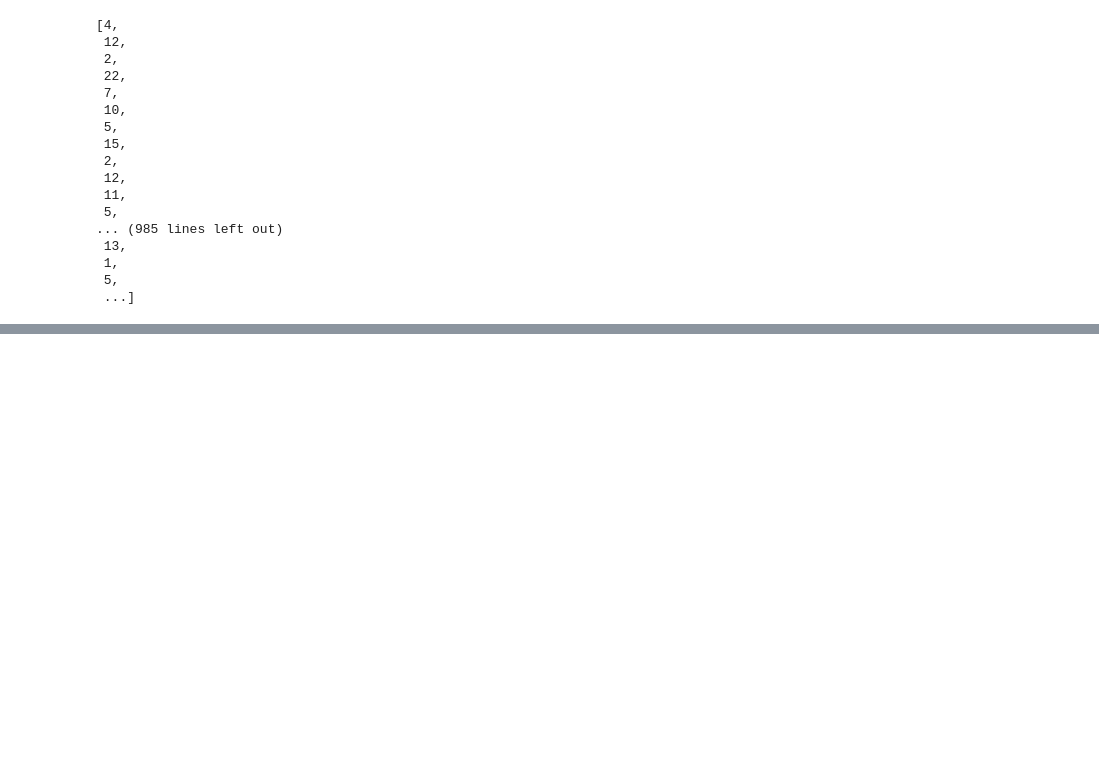
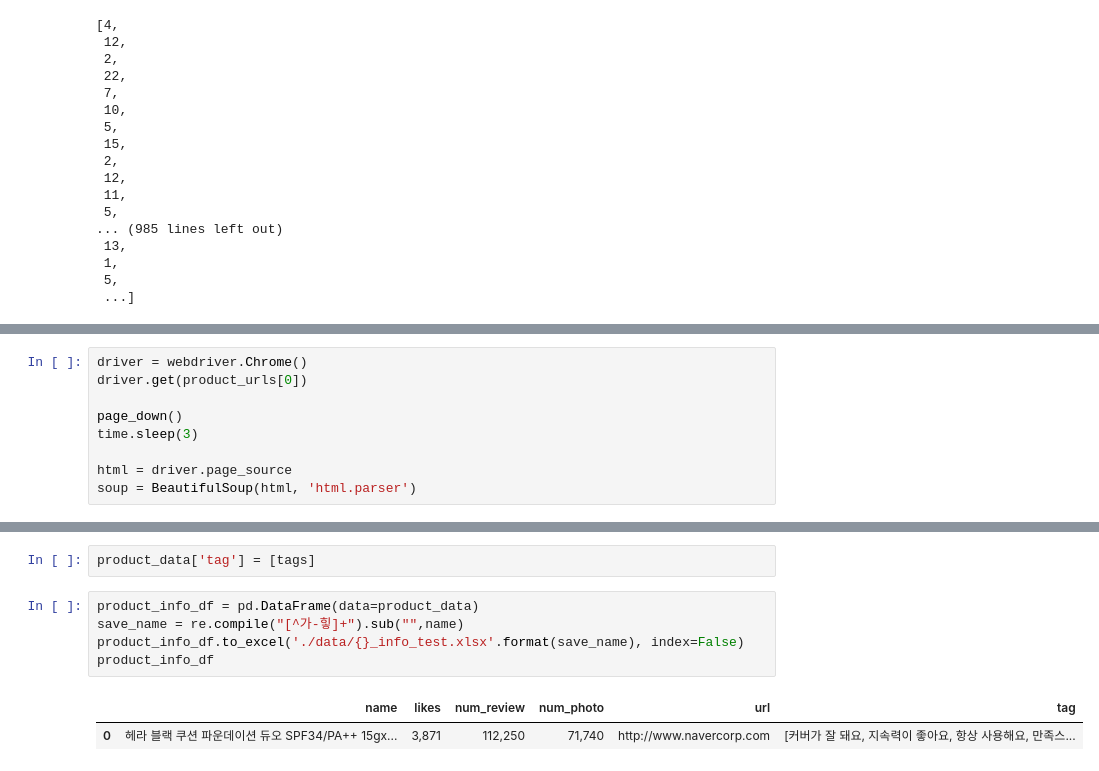
Before and after one commit to semin-pk/DataAnalysisPython, a Jupyter notebook: 2장/chapter02.ipynb, the cells around one changed output, grey strips where cells are left out. Cells and saved outputs as stored; diff of their text form; blank space fills up the shorter version.

```diff
--- a/2장/chapter02.ipynb
+++ b/2장/chapter02.ipynb
@@ -836,0 +940,9 @@ all_num_replys_
+# %%
+driver = webdriver.Chrome()
+driver.get(product_urls[0])
+
+page_down()
+time.sleep(3)
+
+html = driver.page_source
+soup = BeautifulSoup(html, 'html.parser')
@@ -836,0 +1017,10 @@ all_num_replys_
+# %%
+product_data['tag'] = [tags]
+# %%
+product_info_df = pd.DataFrame(data=product_data)
+save_name = re.compile("[^가-힣]+").sub("",name)
+product_info_df.to_excel('./data/{}_info_test.xlsx'.format(save_name), index=False)
+product_info_df
+# %% [output]
+|  | name | likes | num_review | num_photo | url | tag |
+| 0 | 헤라 블랙 쿠션 파운데이션 듀오 SPF34/PA++ 15gx... | 3,871 | 112,250 | 71,740 | http://www.navercorp.com | [커버가 잘 돼요, 지속력이 좋아요, 항상 사용해요, 만족스... |
```
Also changed, not shown: parts of 17 cells of this notebook.
